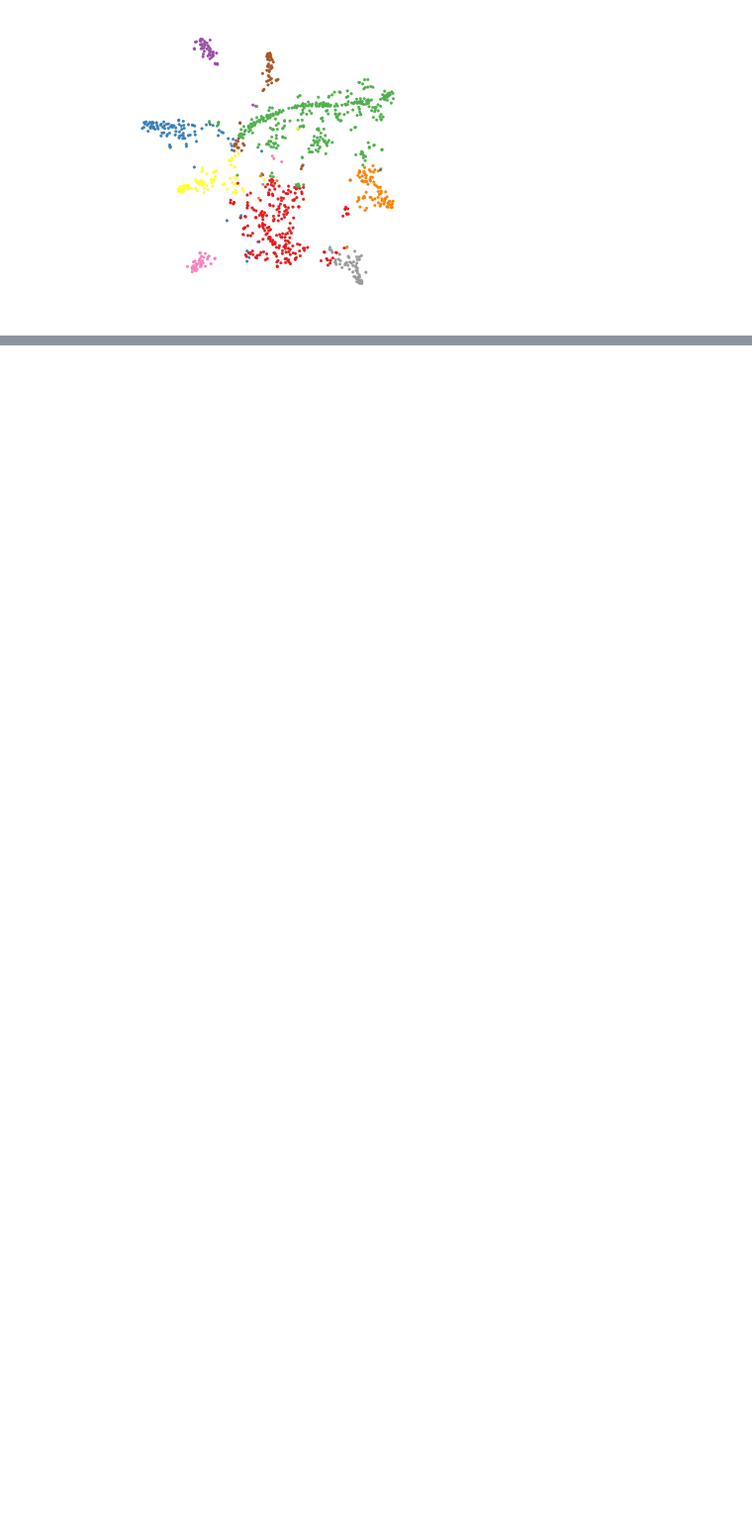
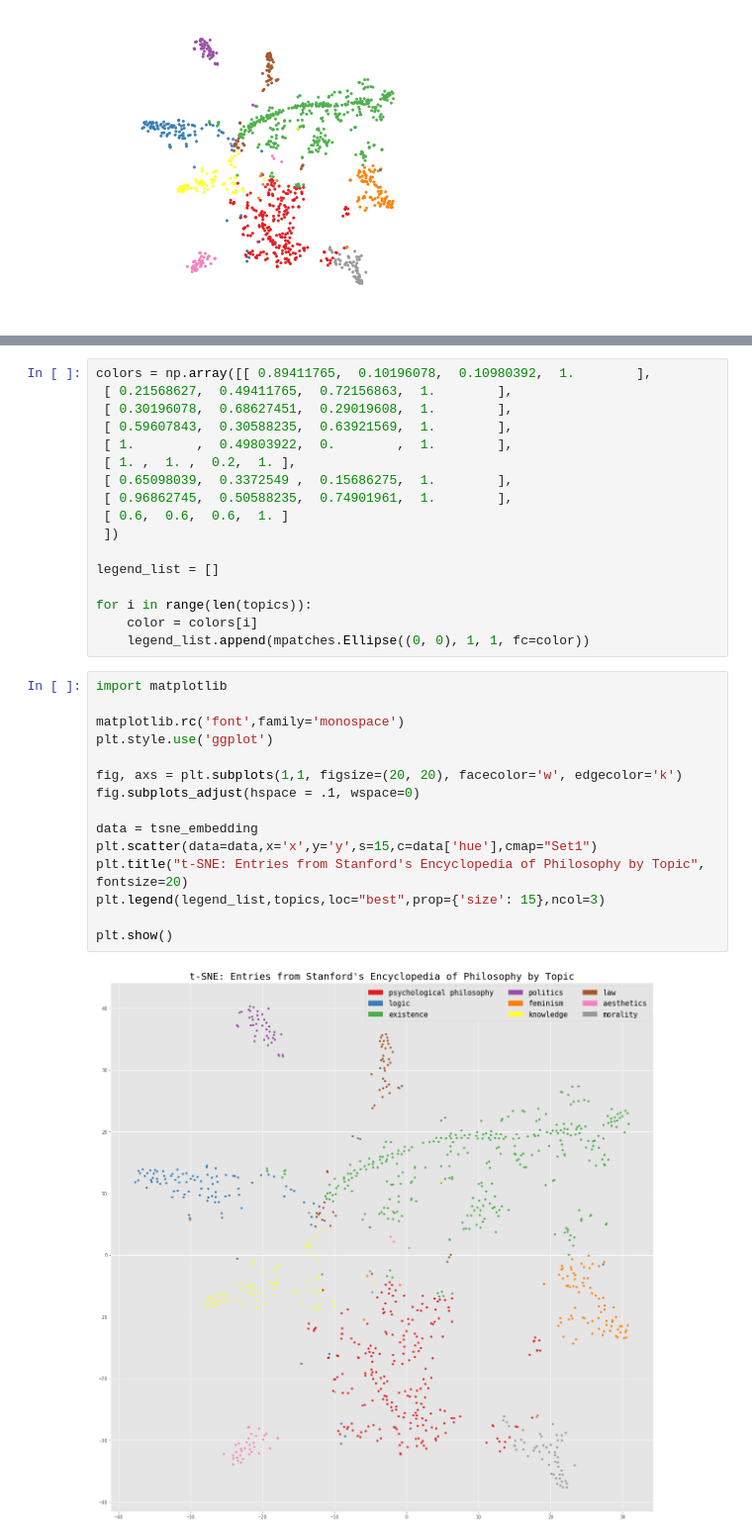
Before and after one commit to julienraffaud/Sepia, a Jupyter notebook: Sepia-Main.ipynb, the cells around one changed output, grey strips where cells are left out. Shown: that part at 99% size. Saved outputs shown, nothing was run; the diff lists cells and outputs as text; blank space fills up the shorter version.

```diff
--- a/Sepia-Main.ipynb
+++ b/Sepia-Main.ipynb
@@ -276,0 +287,34 @@ colors
+# %%
+colors = np.array([[ 0.89411765,  0.10196078,  0.10980392,  1.        ],
+ [ 0.21568627,  0.49411765,  0.72156863,  1.        ],
+ [ 0.30196078,  0.68627451,  0.29019608,  1.        ],
+ [ 0.59607843,  0.30588235,  0.63921569,  1.        ],
+ [ 1.        ,  0.49803922,  0.        ,  1.        ],
+ [ 1. ,  1. ,  0.2,  1. ],
+ [ 0.65098039,  0.3372549 ,  0.15686275,  1.        ],
+ [ 0.96862745,  0.50588235,  0.74901961,  1.        ],
+ [ 0.6,  0.6,  0.6,  1. ]
+ ])
+
+legend_list = []
+
+for i in range(len(topics)):
+    color = colors[i]
+    legend_list.append(mpatches.Ellipse((0, 0), 1, 1, fc=color))
+# %%
+import matplotlib
+
+matplotlib.rc('font',family='monospace')
+plt.style.use('ggplot')
+
+fig, axs = plt.subplots(1,1, figsize=(20, 20), facecolor='w', edgecolor='k')
+fig.subplots_adjust(hspace = .1, wspace=0)
+
+data = tsne_embedding
+plt.scatter(data=data,x='x',y='y',s=15,c=data['hue'],cmap="Set1")
+plt.title("t-SNE: Entries from Stanford's Encyclopedia of Philosophy by Topic", fontsize=20)
+plt.legend(legend_list,topics,loc="best",prop={'size': 15},ncol=3)
+
+plt.show()
+# %% [output]
+[figure, added]
```
Also changed, not shown: parts of 1 cell of this notebook.
